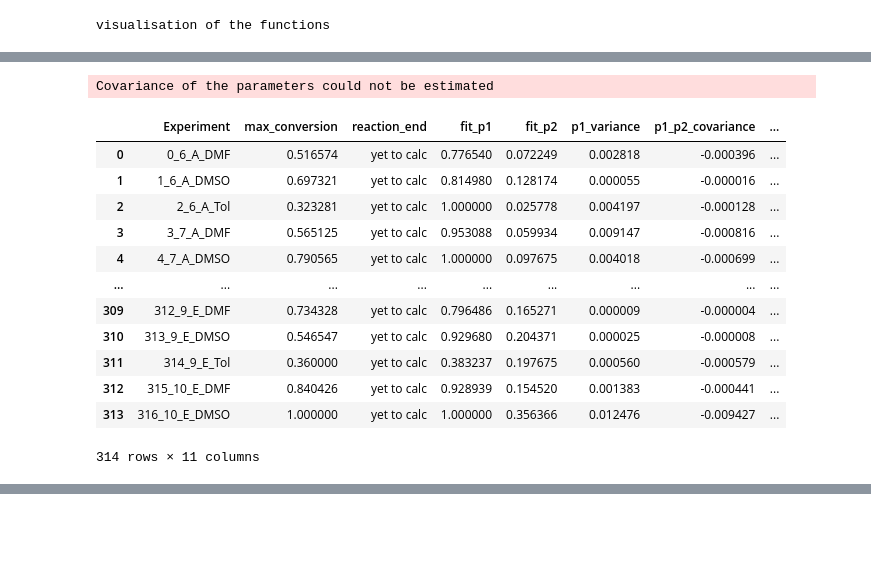
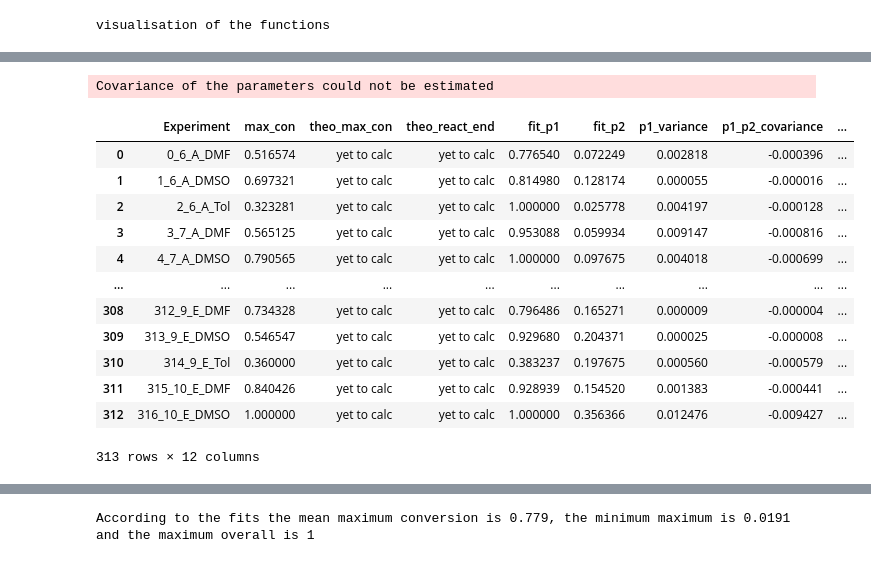
Before and after one commit to Bizbalt/RAFT-knowledgebase, a Jupyter notebook: sort_RAFT_table/dataset_analysis.ipynb, the cells around one changed output, grey strips where cells are left out. Saved outputs shown, nothing was run; the diff lists cells and outputs as text; code cells hidden in the pictures; blank space fills up the shorter version.

Commit message:
:sparkles: apposite max conversion and reaction end point.

```diff
--- a/sort_RAFT_table/dataset_analysis.ipynb
+++ b/sort_RAFT_table/dataset_analysis.ipynb
@@ -238,49 +246,49 @@ for idx, kinetic_curve in enumerate(kinetic_curves):
         x_st.append(x_val)
     y_st = np.array(y_st)
     x_st = np.array(x_st)
     squared_error = np.sum((y_st - neg_growth(x_st, *popt))**2)
 
-    new_row = pd.DataFrame({"Experiment":kinetic_curve["experiment"].iloc[1], "max_conversion":max(ydata),
-                        "reaction_end":"yet to calc", "fit_p1":[popt[0]],"fit_p2":[popt[1]],
+    new_row = pd.DataFrame({"Experiment":kinetic_curve["experiment"].iloc[1], "max_con":max(ydata),
+                        "theo_max_con":"yet to calc", "theo_react_end":"yet to calc", "fit_p1":[popt[0]],"fit_p2":[popt[1]],
                             "p1_variance":[pcov[0][0]],"p1_p2_covariance":[pcov[0][1]],"p2_variance":[pcov[1][1]],
                             "squared_error":squared_error, "xdata":[xdata], "ydata":[ydata]})
     kinetics_df = pd.concat([kinetics_df, new_row])
 
 ''' comment out here if plot is needed.
     marker_dict = dict(color=colors[idx%len(colors)]) # set same colors per kinetic
     fig.add_scatter(x=xdata, y=ydata, mode="lines+markers", opacity=1, name=kinetic_curve["experiment"].iloc[1], marker=marker_dict)
     add_fits_to_plot(neg_growth, neg_growth_derivative, popt, marker_dict)
     # add_fits_to_plot(linear_growth, linear_growth_derivative, [popt_l], marker_dict)
 
 fig.update_layout(
     yaxis=dict(
         range=[-0.1,1]
     ),
     xaxis_title="Time [h]",
     yaxis_title="Conversion [%]"
 )
 fig.show()
 # '''
 
 kinetics_df.reset_index(drop=True, inplace=True)
-kinetics_df.drop(axis="index", index=kinetics_df[kinetics_df["max_conversion"] <= 0].index, inplace=True)
+kinetics_df.drop(axis="index", index=kinetics_df[kinetics_df["max_con"] <= 0].index, inplace=True)
 kinetics_df.reset_index(drop=True, inplace=True)
 kinetics_df
 # %% [output]
 Covariance of the parameters could not be estimated
-|  | Experiment | max_conversion | reaction_end | fit_p1 | fit_p2 | p1_variance | p1_p2_covariance | ... |
-| 0 | 0_6_A_DMF | 0.516574 | yet to calc | 0.776540 | 0.072249 | 0.002818 | -0.000396 | ... |
-| 1 | 1_6_A_DMSO | 0.697321 | yet to calc | 0.814980 | 0.128174 | 0.000055 | -0.000016 | ... |
-| 2 | 2_6_A_Tol | 0.323281 | yet to calc | 1.000000 | 0.025778 | 0.004197 | -0.000128 | ... |
-| 3 | 3_7_A_DMF | 0.565125 | yet to calc | 0.953088 | 0.059934 | 0.009147 | -0.000816 | ... |
-| 4 | 4_7_A_DMSO | 0.790565 | yet to calc | 1.000000 | 0.097675 | 0.004018 | -0.000699 | ... |
-| ... | ... | ... | ... | ... | ... | ... | ... | ... |
-| 309 | 312_9_E_DMF | 0.734328 | yet to calc | 0.796486 | 0.165271 | 0.000009 | -0.000004 | ... |
-| 310 | 313_9_E_DMSO | 0.546547 | yet to calc | 0.929680 | 0.204371 | 0.000025 | -0.000008 | ... |
-| 311 | 314_9_E_Tol | 0.360000 | yet to calc | 0.383237 | 0.197675 | 0.000560 | -0.000579 | ... |
-| 312 | 315_10_E_DMF | 0.840426 | yet to calc | 0.928939 | 0.154520 | 0.001383 | -0.000441 | ... |
-| 313 | 316_10_E_DMSO | 1.000000 | yet to calc | 1.000000 | 0.356366 | 0.012476 | -0.009427 | ... |
+|  | Experiment | max_con | theo_max_con | theo_react_end | fit_p1 | fit_p2 | p1_variance | p1_p2_covariance | ... |
+| 0 | 0_6_A_DMF | 0.516574 | yet to calc | yet to calc | 0.776540 | 0.072249 | 0.002818 | -0.000396 | ... |
+| 1 | 1_6_A_DMSO | 0.697321 | yet to calc | yet to calc | 0.814980 | 0.128174 | 0.000055 | -0.000016 | ... |
+| 2 | 2_6_A_Tol | 0.323281 | yet to calc | yet to calc | 1.000000 | 0.025778 | 0.004197 | -0.000128 | ... |
+| 3 | 3_7_A_DMF | 0.565125 | yet to calc | yet to calc | 0.953088 | 0.059934 | 0.009147 | -0.000816 | ... |
+| 4 | 4_7_A_DMSO | 0.790565 | yet to calc | yet to calc | 1.000000 | 0.097675 | 0.004018 | -0.000699 | ... |
+| ... | ... | ... | ... | ... | ... | ... | ... | ... | ... |
+| 308 | 312_9_E_DMF | 0.734328 | yet to calc | yet to calc | 0.796486 | 0.165271 | 0.000009 | -0.000004 | ... |
+| 309 | 313_9_E_DMSO | 0.546547 | yet to calc | yet to calc | 0.929680 | 0.204371 | 0.000025 | -0.000008 | ... |
+| 310 | 314_9_E_Tol | 0.360000 | yet to calc | yet to calc | 0.383237 | 0.197675 | 0.000560 | -0.000579 | ... |
+| 311 | 315_10_E_DMF | 0.840426 | yet to calc | yet to calc | 0.928939 | 0.154520 | 0.001383 | -0.000441 | ... |
+| 312 | 316_10_E_DMSO | 1.000000 | yet to calc | yet to calc | 1.000000 | 0.356366 | 0.012476 | -0.009427 | ... |
-314 rows × 11 columns
+313 rows × 12 columns
 # %%
 # normalize the errors by dividing them by their respective standard deviation
 def normalize_errors(errors):
@@ -373,3 +381,11 @@ for error in error_list:
         for num in quartile.index:
             score[num]+=sc
 kinetics_df["error_score"]=score
+# %%
+p1_values = kinetics_df["fit_p1"].values
+average_conversion = p1_values.mean()
+min_con, max_con = p1_values.min(), p1_values.max()
+
+print(f"According to the fits the mean maximum conversion is {average_conversion:.3n}, the minimum maximum is {min_con:.3n} and the maximum overall is {max_con:.3n}")
+# %% [output]
+According to the fits the mean maximum conversion is 0.779, the minimum maximum is 0.0191 and the maximum overall is 1
```
Also changed, not shown: parts of 4 cells of this notebook.
